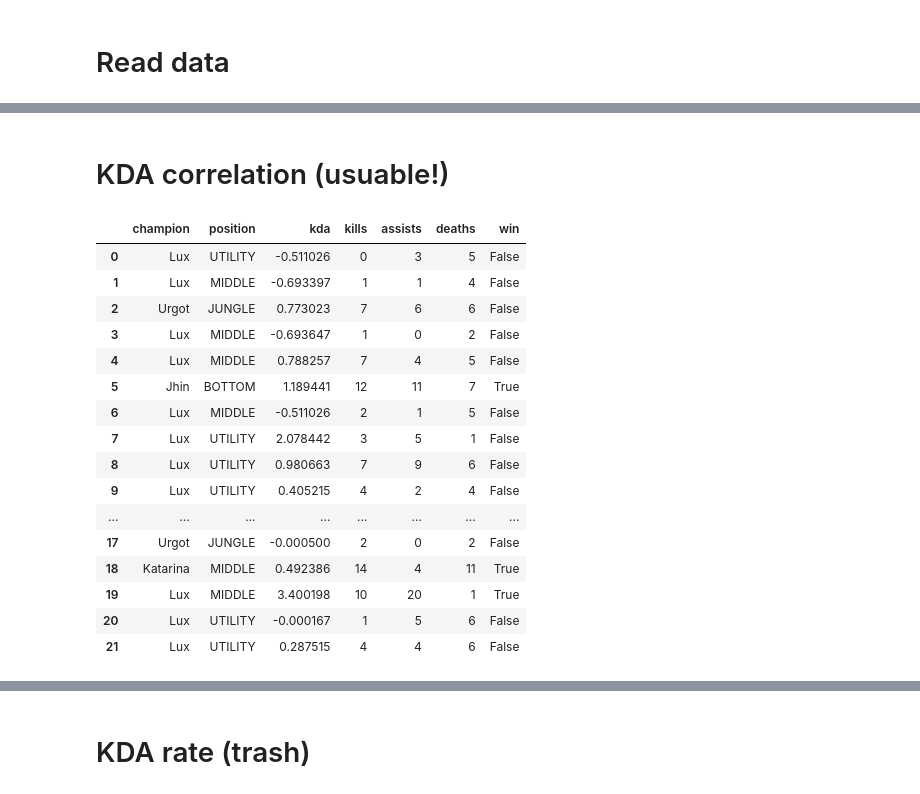
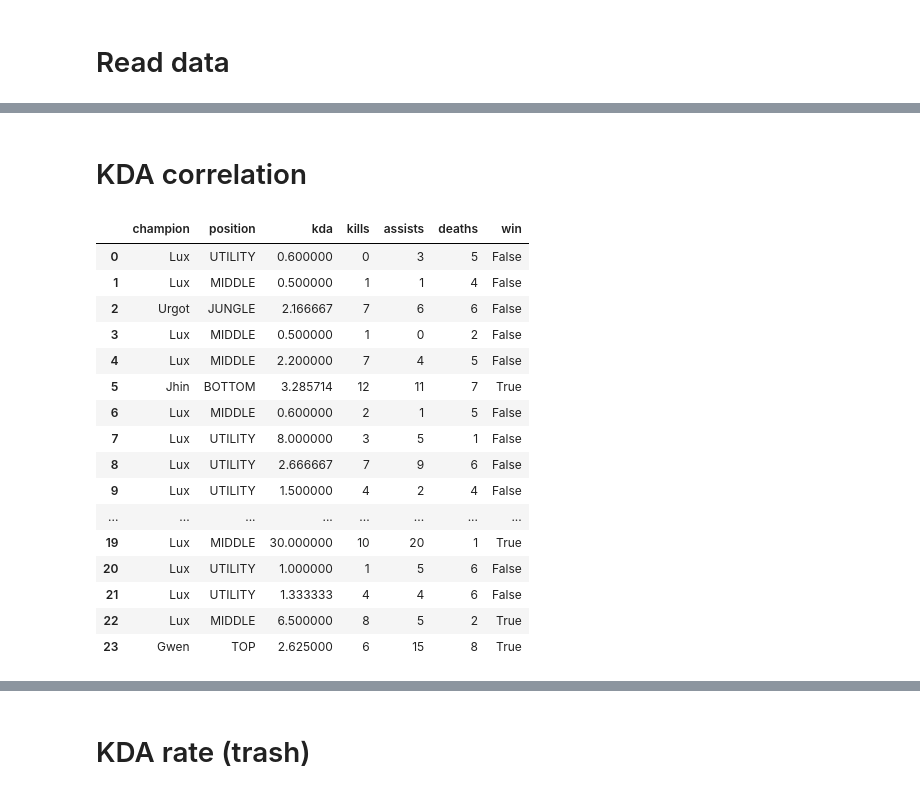
Before and after one commit to sbb2002/Lux_project, a Jupyter notebook: .research/feat_corr.ipynb, the cells around one changed output, grey strips where cells are left out. Cells and saved outputs as stored; diff of their text form; code cells hidden in the pictures.

Commit message:
Add more data

```diff
--- a/.research/feat_corr.ipynb
+++ b/.research/feat_corr.ipynb
@@ -31,27 +32,25 @@ df
 # %% [markdown]
-# KDA correlation (usuable!)
+# KDA correlation
 # %%
-a = (df['assists'] + df['kills']) / (df['deaths'] + 1e-3)
-a = np.log(a)
-b = df['win']
+KDA = (df['assists'] + df['kills']) / (df['deaths'])
 
-df_kda = pd.DataFrame({'champion':df['championName'], 'position':df['individualPosition'], 'kda':a, 'kills':df['kills'], 'assists':df['assists'], 'deaths':df['deaths'], 'win':b})
+df_kda = pd.DataFrame({'champion':df['championName'], 'position':df['individualPosition'], 'kda':KDA, 'kills':df['kills'], 'assists':df['assists'], 'deaths':df['deaths'], 'win':df['win']})
 df_kda
 # %% [output]
 |  | champion | position | kda | kills | assists | deaths | win |
-| 0 | Lux | UTILITY | -0.511026 | 0 | 3 | 5 | False |
-| 1 | Lux | MIDDLE | -0.693397 | 1 | 1 | 4 | False |
-| 2 | Urgot | JUNGLE | 0.773023 | 7 | 6 | 6 | False |
-| 3 | Lux | MIDDLE | -0.693647 | 1 | 0 | 2 | False |
-| 4 | Lux | MIDDLE | 0.788257 | 7 | 4 | 5 | False |
-| 5 | Jhin | BOTTOM | 1.189441 | 12 | 11 | 7 | True |
-| 6 | Lux | MIDDLE | -0.511026 | 2 | 1 | 5 | False |
-| 7 | Lux | UTILITY | 2.078442 | 3 | 5 | 1 | False |
-| 8 | Lux | UTILITY | 0.980663 | 7 | 9 | 6 | False |
-| 9 | Lux | UTILITY | 0.405215 | 4 | 2 | 4 | False |
+| 0 | Lux | UTILITY | 0.600000 | 0 | 3 | 5 | False |
+| 1 | Lux | MIDDLE | 0.500000 | 1 | 1 | 4 | False |
+| 2 | Urgot | JUNGLE | 2.166667 | 7 | 6 | 6 | False |
+| 3 | Lux | MIDDLE | 0.500000 | 1 | 0 | 2 | False |
+| 4 | Lux | MIDDLE | 2.200000 | 7 | 4 | 5 | False |
+| 5 | Jhin | BOTTOM | 3.285714 | 12 | 11 | 7 | True |
+| 6 | Lux | MIDDLE | 0.600000 | 2 | 1 | 5 | False |
+| 7 | Lux | UTILITY | 8.000000 | 3 | 5 | 1 | False |
+| 8 | Lux | UTILITY | 2.666667 | 7 | 9 | 6 | False |
+| 9 | Lux | UTILITY | 1.500000 | 4 | 2 | 4 | False |
 | ... | ... | ... | ... | ... | ... | ... | ... |
-| 17 | Urgot | JUNGLE | -0.000500 | 2 | 0 | 2 | False |
-| 18 | Katarina | MIDDLE | 0.492386 | 14 | 4 | 11 | True |
-| 19 | Lux | MIDDLE | 3.400198 | 10 | 20 | 1 | True |
-| 20 | Lux | UTILITY | -0.000167 | 1 | 5 | 6 | False |
-| 21 | Lux | UTILITY | 0.287515 | 4 | 4 | 6 | False |
+| 19 | Lux | MIDDLE | 30.000000 | 10 | 20 | 1 | True |
+| 20 | Lux | UTILITY | 1.000000 | 1 | 5 | 6 | False |
+| 21 | Lux | UTILITY | 1.333333 | 4 | 4 | 6 | False |
+| 22 | Lux | MIDDLE | 6.500000 | 8 | 5 | 2 | True |
+| 23 | Gwen | TOP | 2.625000 | 6 | 15 | 8 | True |
```
Also changed, not shown: parts of 23 cells of this notebook, 8 other files.
